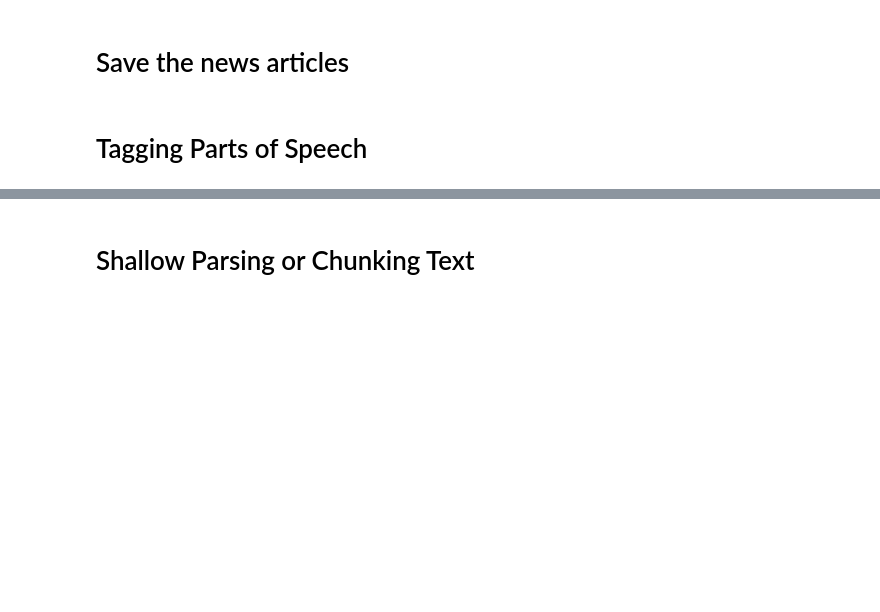
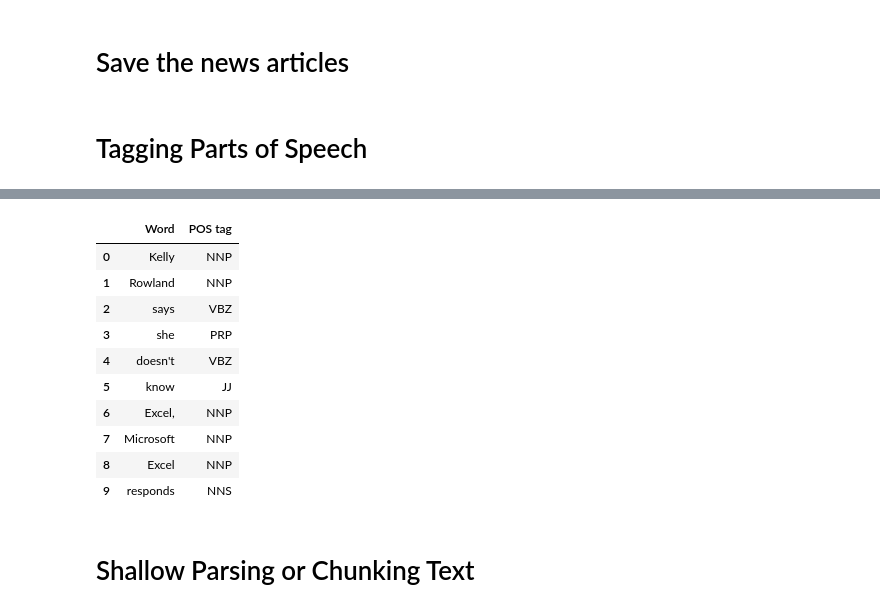
Before and after one commit to learning-stack/Colab-ML-Playbook, a Jupyter notebook: NLP/Processing and Understanding Text/NLP Strategy I - Processing and Understanding Text.ipynb, the cells around one changed output, grey strips where cells are left out. Saved outputs shown, nothing was run; the diff lists cells and outputs as text; code cells hidden in the pictures; blank space fills up the shorter version.

```diff
--- a/NLP/Processing and Understanding Text/NLP Strategy I - Processing and Understanding Text.ipynb
+++ b/NLP/Processing and Understanding Text/NLP Strategy I - Processing and Understanding Text.ipynb
@@ -274,3 +290,6 @@ pd.DataFrame(spacy_pos_tagged, columns=['Word', 'POS tag', 'Tag type'])
 # %%
+nltk.download('averaged_perceptron_tagger')
+
 nltk_pos_tagged = nltk.pos_tag(sentence.split())
 pd.DataFrame(nltk_pos_tagged, columns=['Word', 'POS tag'])
+# %% [output]
@@ -277,3 +300,14 @@ pd.DataFrame(nltk_pos_tagged, columns=['Word', 'POS tag'])
+|  | Word | POS tag |
+| 0 | Kelly | NNP |
+| 1 | Rowland | NNP |
+| 2 | says | VBZ |
+| 3 | she | PRP |
+| 4 | doesn't | VBZ |
+| 5 | know | JJ |
+| 6 | Excel, | NNP |
+| 7 | Microsoft | NNP |
+| 8 | Excel | NNP |
+| 9 | responds | NNS |
 # %% [markdown]
 # Shallow Parsing or Chunking Text
 # %%
```
Also changed, not shown: parts of 11 cells of this notebook.
